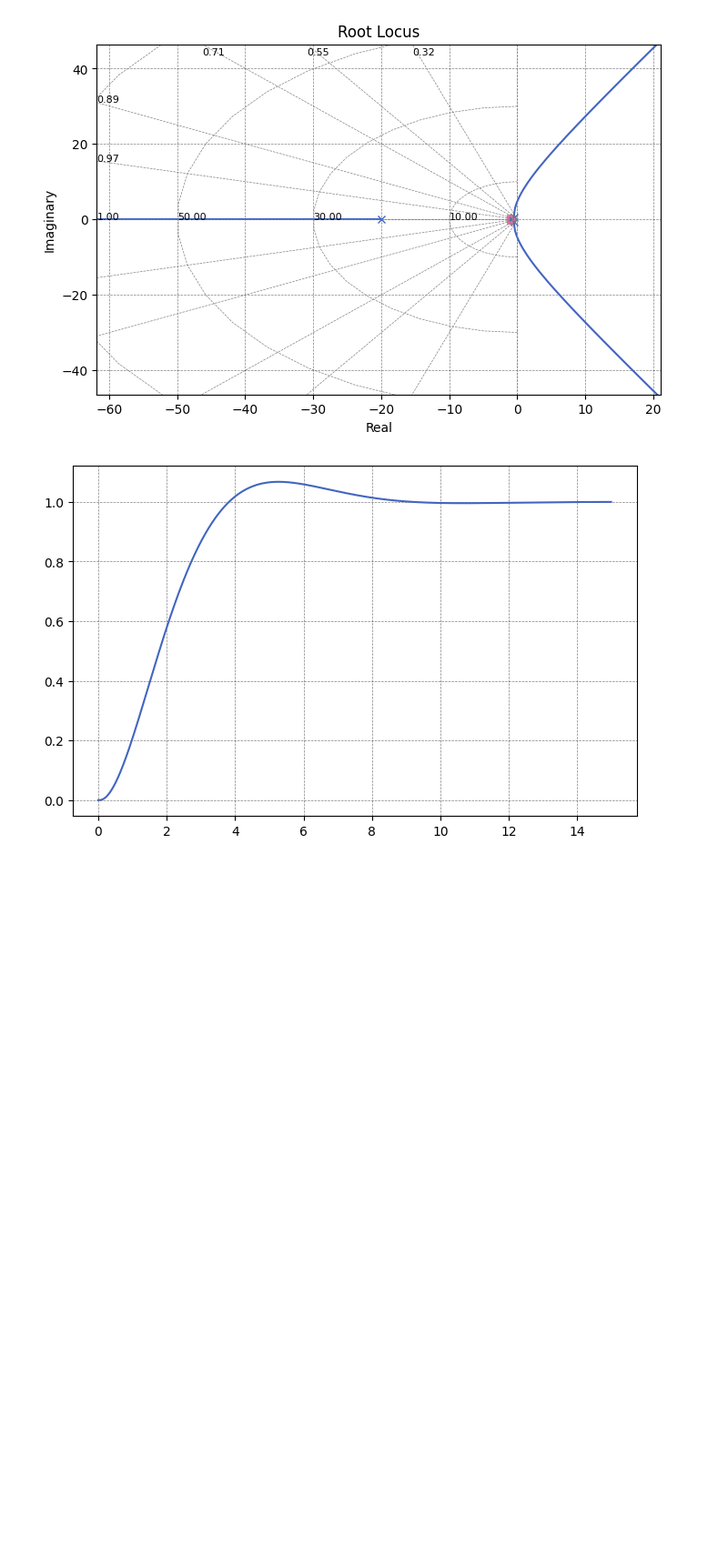
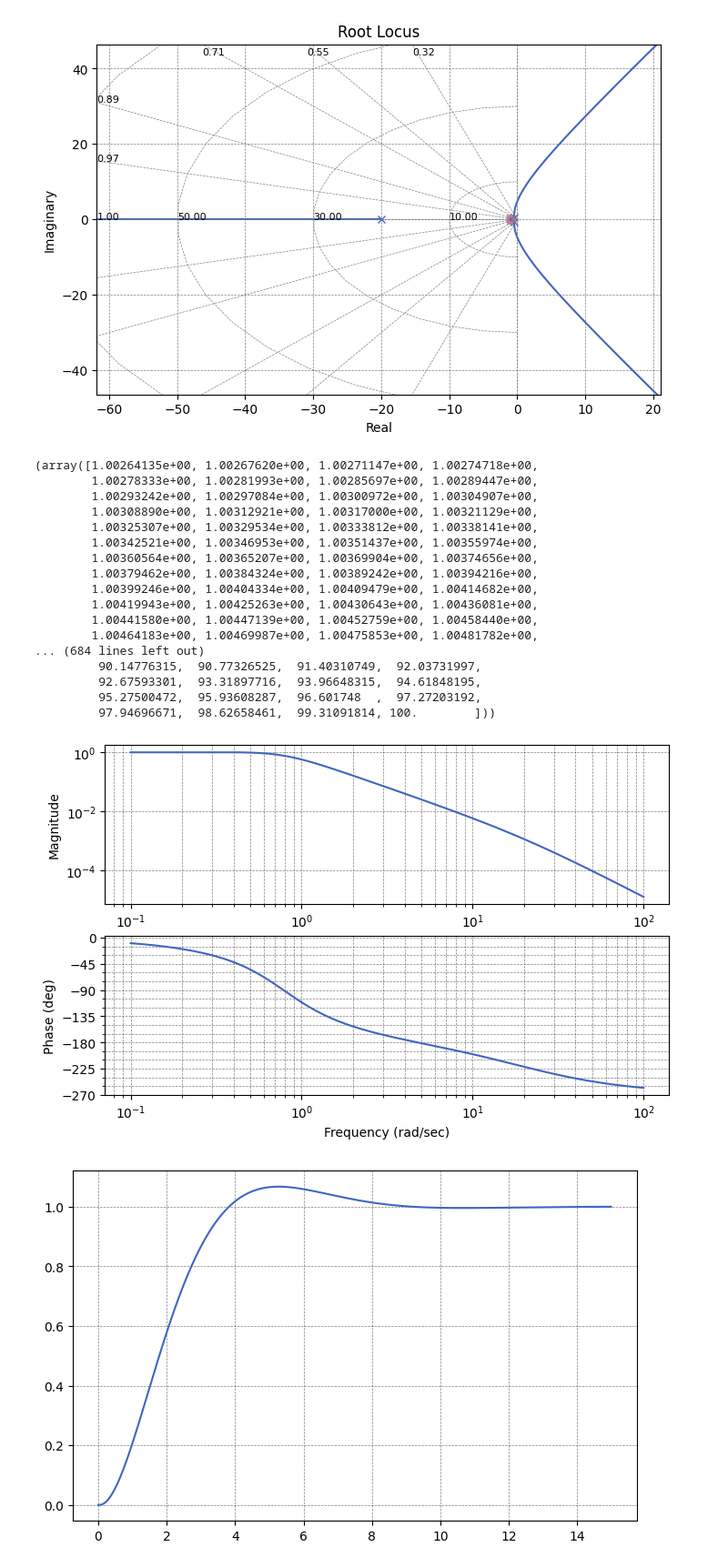
Before and after one commit to ErickNMA/Inst._Ind., a Jupyter notebook: Analise Dinamica de Sensores/item1.ipynb, the cells around one changed output. Shown at 91% size. Saved outputs shown, nothing was run; the diff lists cells and outputs as text; code cells hidden in the pictures; blank space fills up the shorter version.

```diff
--- a/Analise Dinamica de Sensores/item1.ipynb
+++ b/Analise Dinamica de Sensores/item1.ipynb
@@ -61,6 +61,27 @@ ct.root_locus(sys)
         9.95622424e+03, 1.01774737e+04, 1.03987231e+04, 1.06199725e+04,
         1.08412219e+04, 1.08412219e+05, 1.08412219e+06, 1.08412219e+07]))
 [figure]
+# %%
+ct.bode(sys)
+# %% [output]
+(array([1.00264135e+00, 1.00267620e+00, 1.00271147e+00, 1.00274718e+00,
+        1.00278333e+00, 1.00281993e+00, 1.00285697e+00, 1.00289447e+00,
+        1.00293242e+00, 1.00297084e+00, 1.00300972e+00, 1.00304907e+00,
+        1.00308890e+00, 1.00312921e+00, 1.00317000e+00, 1.00321129e+00,
+        1.00325307e+00, 1.00329534e+00, 1.00333812e+00, 1.00338141e+00,
+        1.00342521e+00, 1.00346953e+00, 1.00351437e+00, 1.00355974e+00,
+        1.00360564e+00, 1.00365207e+00, 1.00369904e+00, 1.00374656e+00,
+        1.00379462e+00, 1.00384324e+00, 1.00389242e+00, 1.00394216e+00,
+        1.00399246e+00, 1.00404334e+00, 1.00409479e+00, 1.00414682e+00,
+        1.00419943e+00, 1.00425263e+00, 1.00430643e+00, 1.00436081e+00,
+        1.00441580e+00, 1.00447139e+00, 1.00452759e+00, 1.00458440e+00,
+        1.00464183e+00, 1.00469987e+00, 1.00475853e+00, 1.00481782e+00,
+... (684 lines left out)
+         90.14776315,  90.77326525,  91.40310749,  92.03731997,
+         92.67593301,  93.31897716,  93.96648315,  94.61848195,
+         95.27500472,  95.93608287,  96.601748  ,  97.27203192,
+         97.94696671,  98.62658461,  99.31091814, 100.        ]))
+[figure, added]
 # %%
 t = np.arange(0, 15, 1e-2)
 
```
